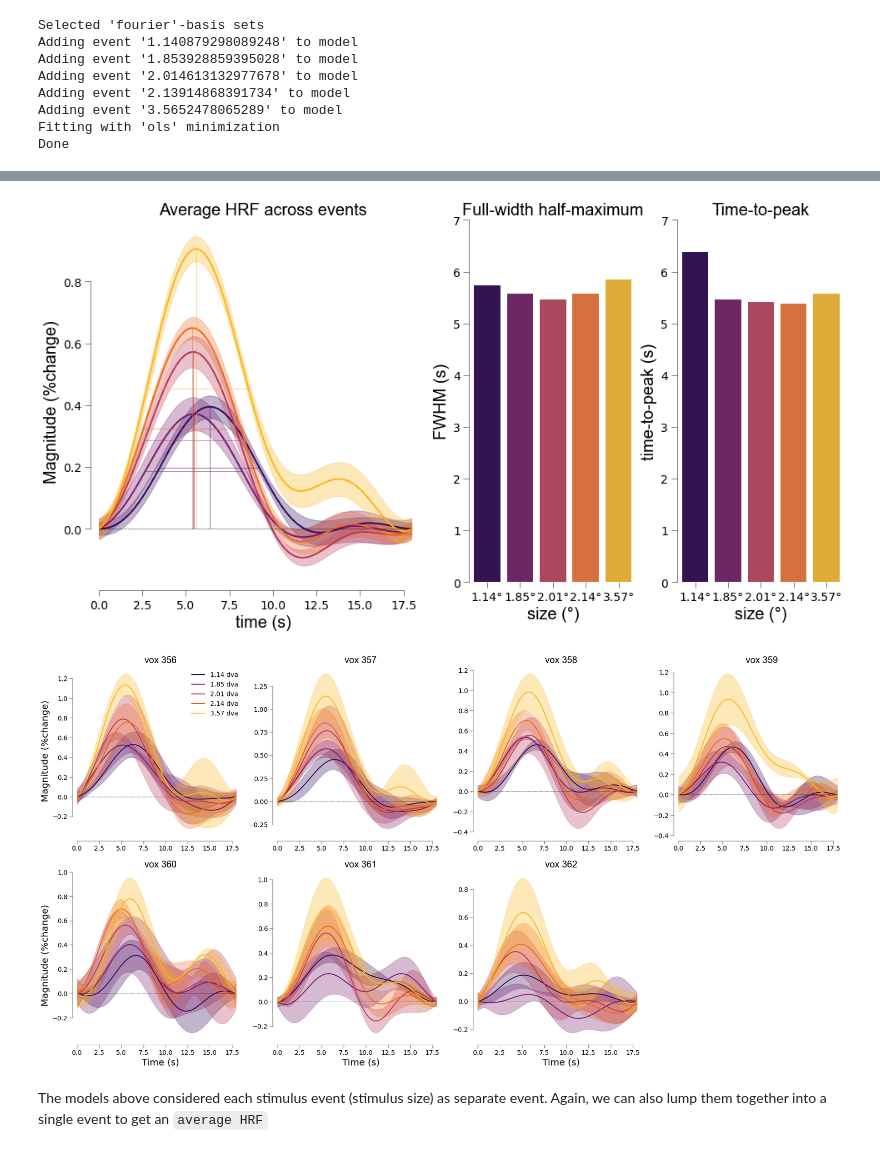
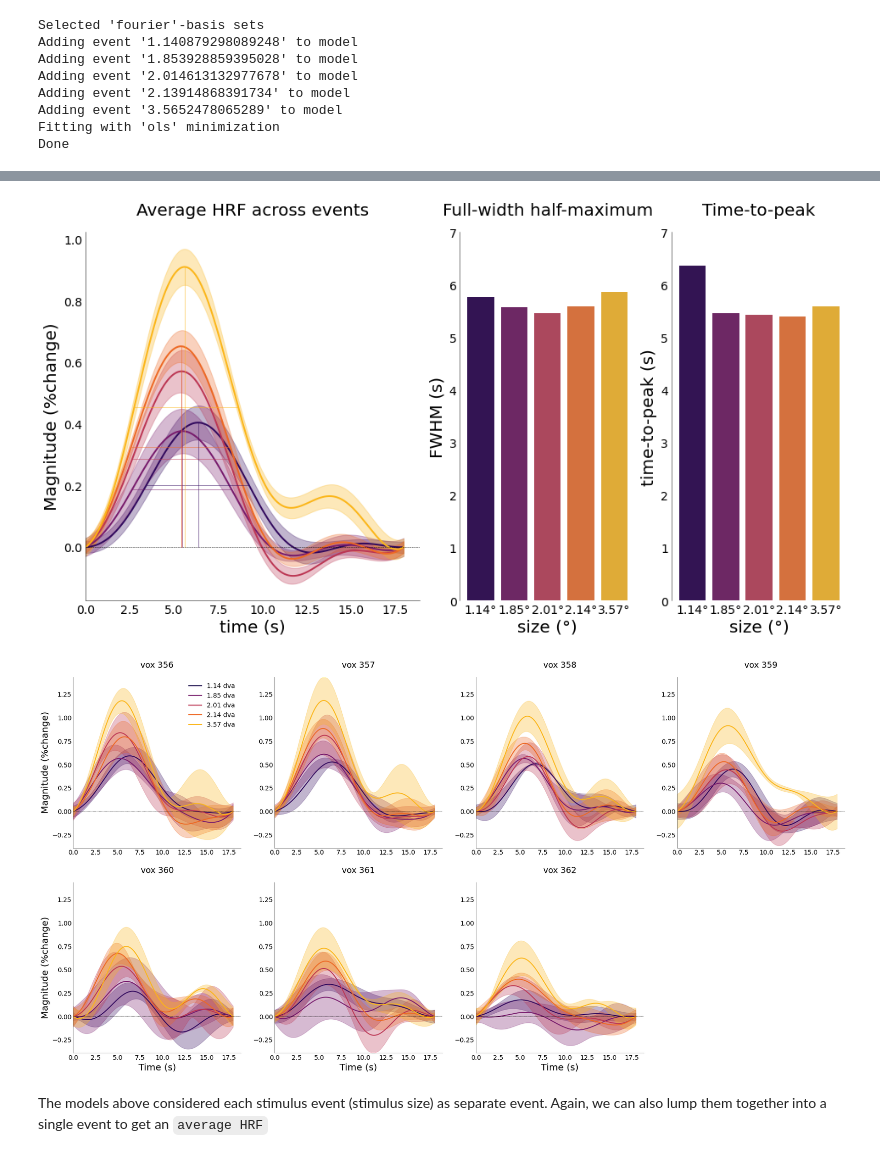
Before and after one commit to gjheij/linescanning, a Jupyter notebook: doc/source/examples/acompcor.ipynb, the cells around one changed output, grey strips where cells are left out. Cells and saved outputs as stored; diff of their text form; code cells hidden in the pictures.

```diff
--- a/doc/source/examples/acompcor.ipynb
+++ b/doc/source/examples/acompcor.ipynb
@@ -19,11 +19,12 @@ import matplotlib.pyplot as plt
 from scipy.io import loadmat
 from sklearn.metrics import r2_score
 import seaborn as sns
+opj = os.path.join
 
 warnings.simplefilter('ignore')
-project_dir     = "/mnt/d/FSL/shared/spinoza/projects"
-base_dir        = opj(project_dir, 'hemifield')
-deriv_dir       = opj(base_dir, 'derivatives')
+project_dir = os.environ.get("DIR_PROJECTS")
+base_dir = opj(project_dir, 'hemifield')
+deriv_dir = opj(base_dir, 'derivatives')
 
 plot_vox = 359
-plot_xkcd = True
+plot_xkcd = False
@@ -411,7 +429,7 @@ nd_fourier = fitting.NideconvFitter(
     lump_events=False,
     TR=0.105,
     interval=[0,18],
-    add_intercept=False,
+    add_intercept=True,
     verbose=True)
 # %% [output]
 Selected 'fourier'-basis sets
@@ -470,7 +485,6 @@ gs = fig.add_gridspec(1,3, width_ratios=[2,1,1])
 ax = fig.add_subplot(gs[0])
 nd_fourier.plot_average_per_event(
     axs=ax,
-    alpha=0.2,
     x_label="time (s)",
     y_label="Magnitude (%change)",
     add_hline='default',
@@ -479,44 +493,47 @@ nd_fourier.plot_average_per_event(
     cmap='inferno')
 
 ax2 = fig.add_subplot(gs[1])
 nd_fourier.plot_fwhm(
     nd_fourier.event_avg,
     axs=ax2,
     hrf_axs=ax,
     fwhm_labels=[f"{round(float(ii),2)}°" for ii in nd_fourier.cond],
     x_label2="size (°)",
     y_label2="FWHM (s)",
     title2="Full-width half-maximum",
     add_labels=True,
     font_size=font_size,
     lim=[0, 7],
-    fwhm_lines=True)
+    fwhm_lines=True,
+    sns_offset=5)
 
 ax3 = fig.add_subplot(gs[2])
 nd_fourier.plot_ttp(
     nd_fourier.event_avg,
     axs=ax3,
     hrf_axs=ax,
     ttp_labels=[f"{round(float(ii),2)}°" for ii in nd_fourier.cond],
     y_label2="time-to-peak (s)",
     x_label2="size (°)",
     title2="Time-to-peak",
     add_labels=True,
     font_size=font_size,
     lim=[0,7],
     ttp_lines=True,
+    sns_offset=5,
     ttp_ori='v')
 # %% [output]
-[figure, old version]
+[figure, new version]
 # %%
 nd_fourier.plot_average_per_voxel(
     labels=[f"{round(float(ii),2)} dva" for ii in nd_fourier.cond],
     wspace=0.2,
     cmap="inferno",
     line_width=2,
-    save_as=opj(func_dir, "hrf_fourier_voxel.png"))
+    sharey=True)
+    # save_as=opj(func_dir, "hrf_fourier_voxel.png"))
 # %% [output]
-[figure, old version]
+[figure, new version]
 # %% [markdown]
 The models above considered each stimulus event (stimulus size) as separate event. Again, we can also lump them together into a single event to get an `average HRF`
 # %%
```
Also changed, not shown: parts of 16 cells of this notebook.
